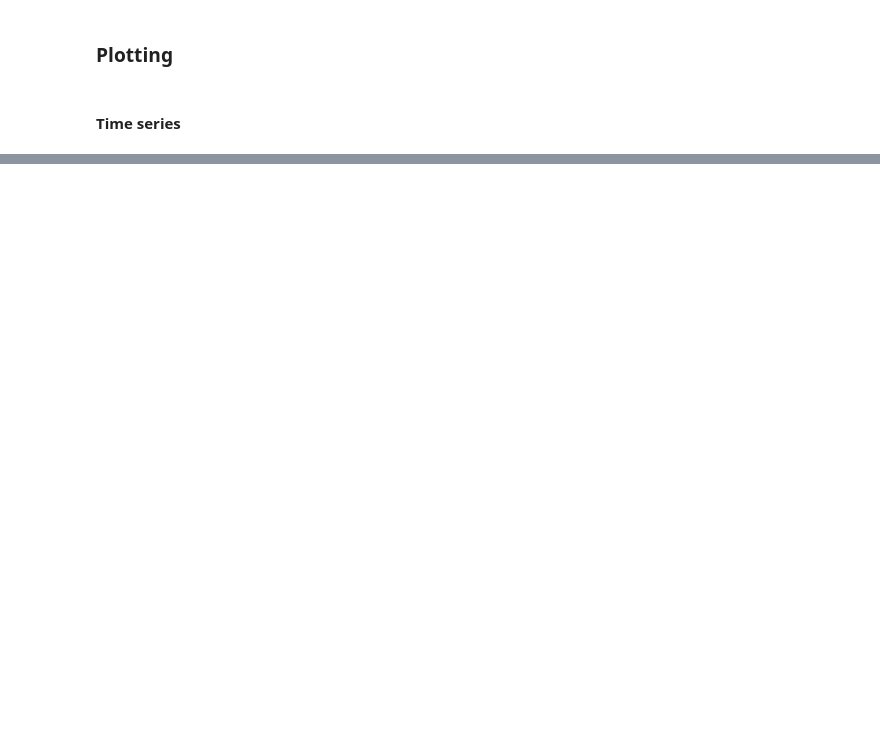
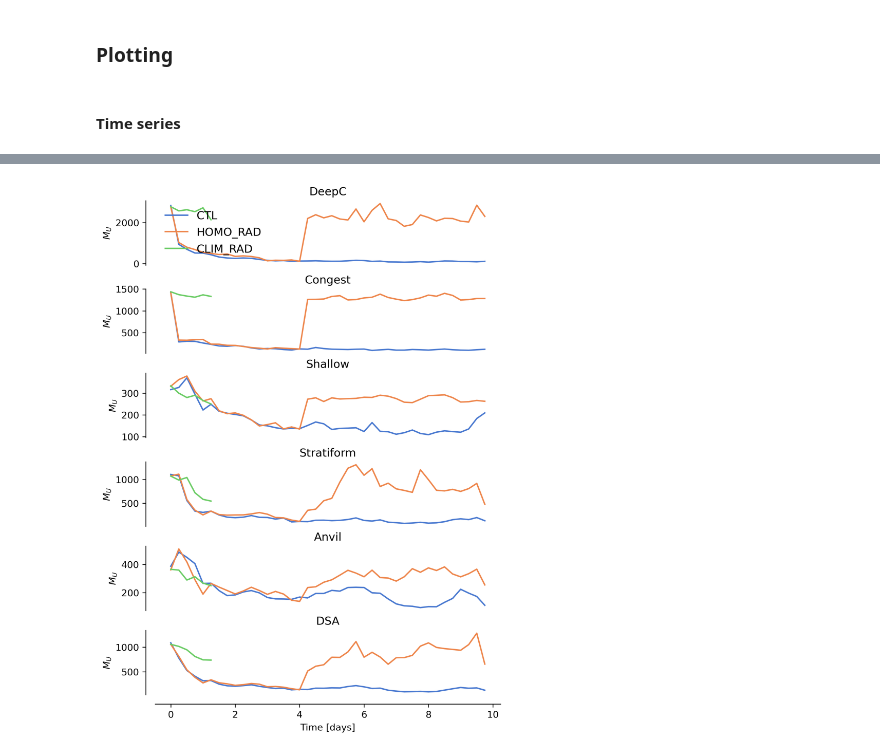
Before and after one commit to jhruppert/tc-crfrad, a Jupyter notebook: analysis/mpas_aquapl_pe.ipynb, the cells around one changed output, grey strips where cells are left out. Drawn from its saved outputs; the diff is of its cells as text; code cells hidden in the pictures; blank space fills up the shorter version.

```diff
--- a/analysis/mpas_aquapl_pe.ipynb
+++ b/analysis/mpas_aquapl_pe.ipynb
@@ -121,0 +159,34 @@ plt.show()
+# %%
+# create figure
+fig_x = 6
+fig_y = 1.2*nclass + 1
+fig, axs = plt.subplots(nclass,1, figsize=(fig_x,fig_y), layout="constrained", dpi=300)
+sns.set_palette('muted')
+
+for iclass, iax in enumerate(axs):
+
+    iax.set_title(pclass_names_long[iclass])
+    iax.set_ylabel('$M_U$')
+
+    for iexp in range(ntest):
+        tser = mu[iexp,iclass,:]
+        iax.plot(times, tser, linewidth=1.5, label=test_names[iexp])
+        # ivar_smooth, confidence_interval, nwindow = running_mean_conf(pltvar)
+        # x_smoothed = times[nwindow//2:-nwindow//2+1]
+        # axs.plot(x_smoothed, ivar_smooth, linewidth=1.5, label=test_names[itest])
+        # axs.fill_between(x_smoothed,
+        #     ivar_smooth - confidence_interval,
+        #     ivar_smooth + confidence_interval,
+        #     alpha=0.4,label="95% CI")
+
+sns.despine(offset=10,ax=axs[-1])
+for iaxs in axs[:-1]:
+    sns.despine(offset=10,ax=iaxs, bottom=True)
+    # Remove x-ticks
+    iaxs.set_xticks([])
+
+axs[-1].set_xlabel('Time [days]')
+axs[0].legend(loc="lower left", frameon=False, fontsize=12)#, bbox_to_anchor=(0.05, 0.05))
+plt.show()
+# %% [output]
+[figure, added]
```
Also changed, not shown: parts of 12 cells of this notebook, 2 other files.
